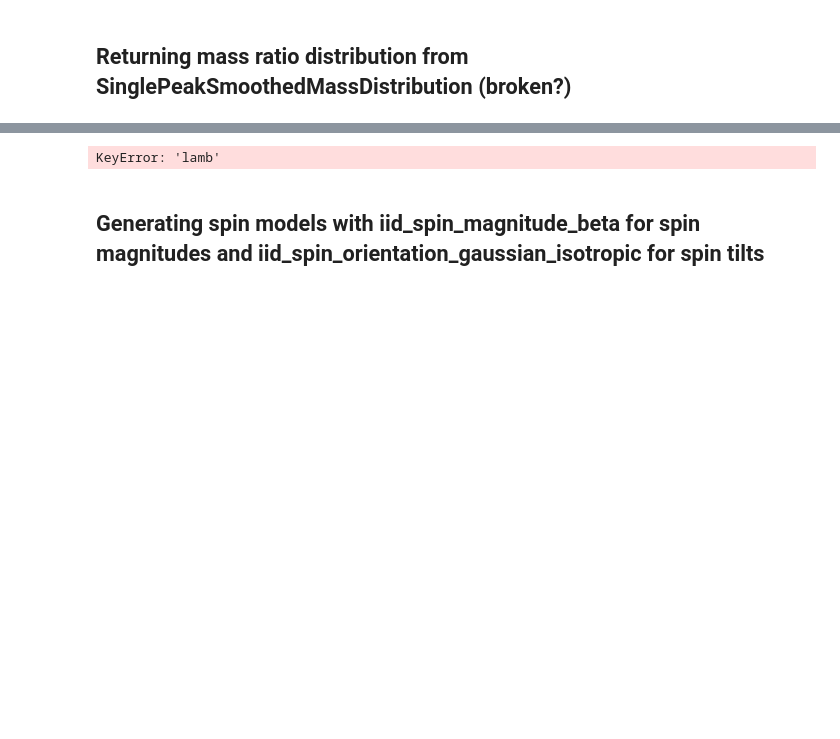
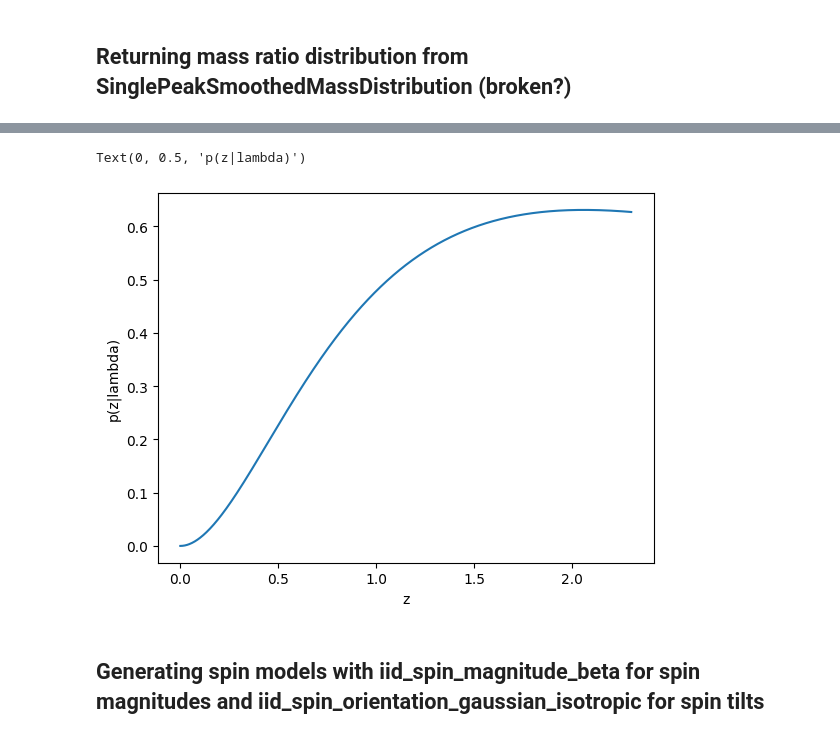
Before and after one commit to eMillar2718/GW_ChirpSim, a Jupyter notebook: Notebook Prototyping/Sampling_populations.ipynb, the cells around one changed output, grey strips where cells are left out. Drawn from its saved outputs; the diff is of its cells as text; code cells hidden in the pictures; blank space fills up the shorter version.

```diff
--- a/Notebook Prototyping/Sampling_populations.ipynb
+++ b/Notebook Prototyping/Sampling_populations.ipynb
@@ -173,16 +180,22 @@ def gen_z_model(z, hyperpost_samp):
     """
 
     lamb = hyperpost_samp['lamb']
-    param_dict = {'z':z, "lamb":lamb}
+    param_dict = {'redshift':z}
 
     z_model = gwpopulation.models.redshift.PowerLawRedshift()
 
-    return z_model.probability(z)
+    return z_model.probability(param_dict, **{'lamb':lamb})
 # %%
 zs= np.linspace(0.,2.3,1000)
 PLZ = gen_z_model(zs, PP_hyperposterior_samples.iloc[7900])
-# %% [output]
-KeyError: 'lamb'
+# %%
+plt.plot(zs, PLZ)
+plt.xlabel('z')
+plt.ylabel('p(z|lambda)')
+#plt.yscale('log')
+# %% [output]
+Text(0, 0.5, 'p(z|lambda)')
+[figure, added]
 # %% [markdown]
 ## Generating spin models with iid_spin_magnitude_beta for spin magnitudes and iid_spin_orientation_gaussian_isotropic for spin tilts
 # %%
```
Also changed, not shown: parts of 5 cells of this notebook.
